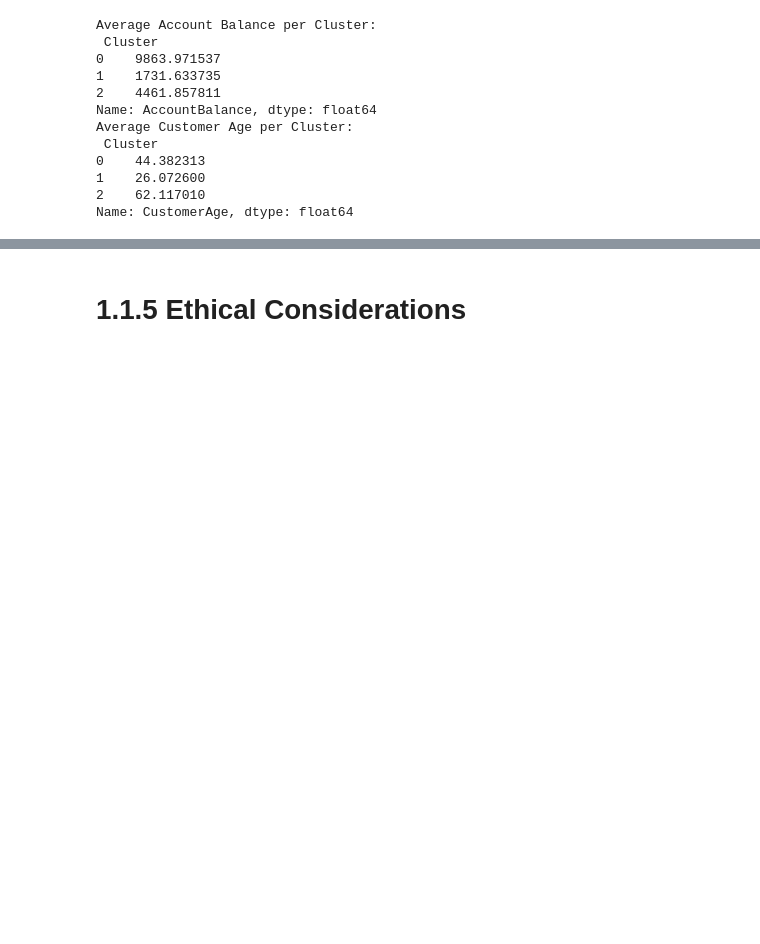
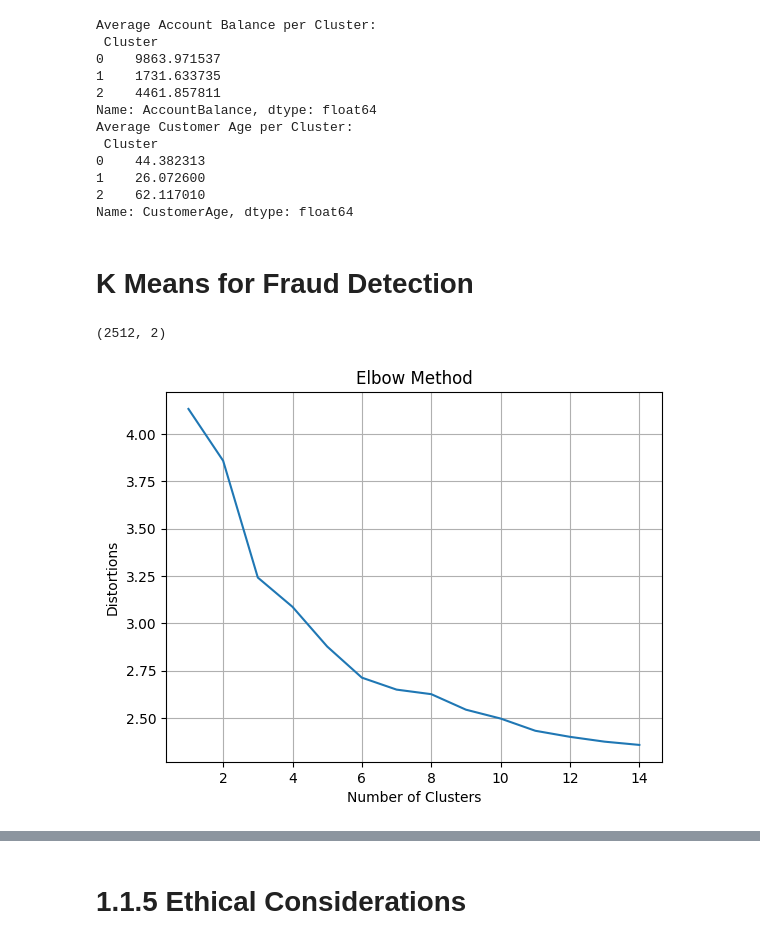
Before and after one commit to petar-Atanasov/Applied-Data-Science-and-AI-Workflow, a Jupyter notebook: CST3133_CourseWork_A.ipynb, the cells around one changed output, grey strips where cells are left out. Saved outputs shown, nothing was run; the diff lists cells and outputs as text; code cells hidden in the pictures; blank space fills up the shorter version.

```diff
--- a/CST3133_CourseWork_A.ipynb
+++ b/CST3133_CourseWork_A.ipynb
@@ -429,3 +399,35 @@ Average Customer Age per Cluster:
 1    26.072600
 2    62.117010
 Name: CustomerAge, dtype: float64
+# %% [markdown]
+# K Means for Fraud Detection
+# %%
+#visualization of higher dimensional data via multi-dimensional scaling
+from sklearn.manifold import MDS
+
+mds = MDS(n_components=2)
+reducedCluster = mds.fit_transform(processedDataset)
+reducedCluster.shape
+# %% [output]
+(2512, 2)
+# %%
+# Elbow Method for identifying optimal K Value
+from scipy.spatial.distance import cdist
+distortions = []
+inertia = []
+K = range(1, 15)
+for k in K:
+  kMeans = KMeans(n_clusters = k, random_state=42)
+  kMeans.fit(processedDataset)
+  distortions.append(sum(np.min(cdist(processedDataset, kMeans.cluster_centers_, 'euclidean'), axis=1)**2) / processedDataset.shape[0])
+  inertia.append(kMeans.inertia_)
+# %%
+# Plot using distortions
+plt.plot(K, distortions)
+plt.xlabel("Number of Clusters")
+plt.ylabel("Distortions")
+plt.title("Elbow Method")
+plt.grid()
+plt.show()
+# %% [output]
+[figure, added]
```
Also changed, not shown: parts of 15 cells of this notebook.
